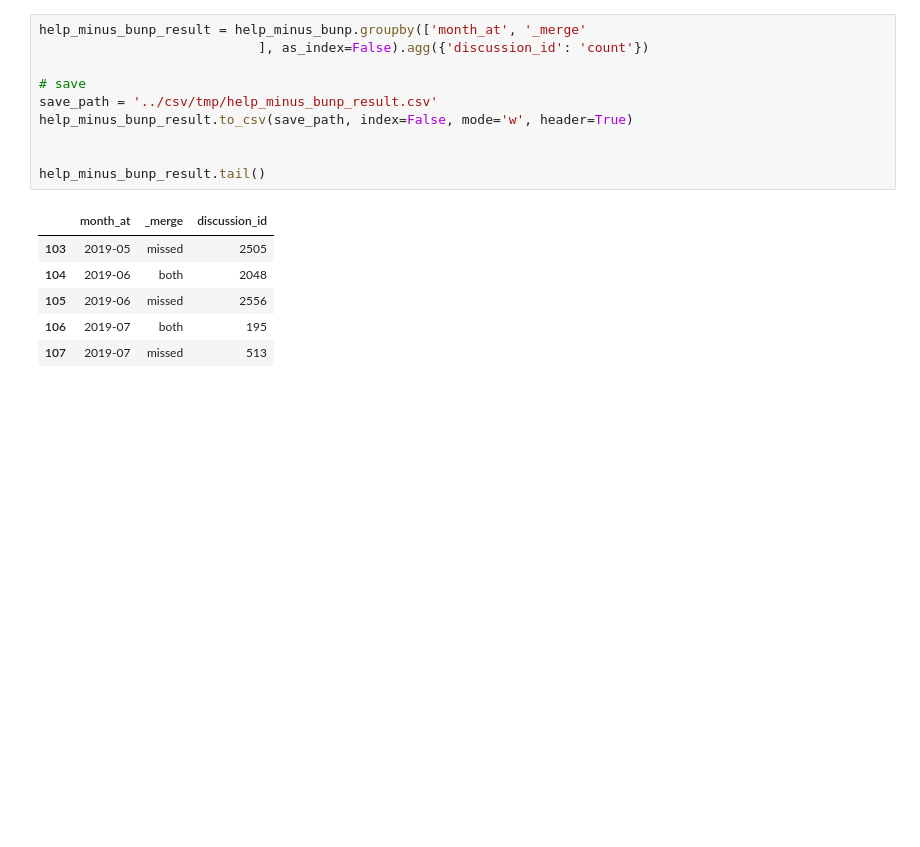
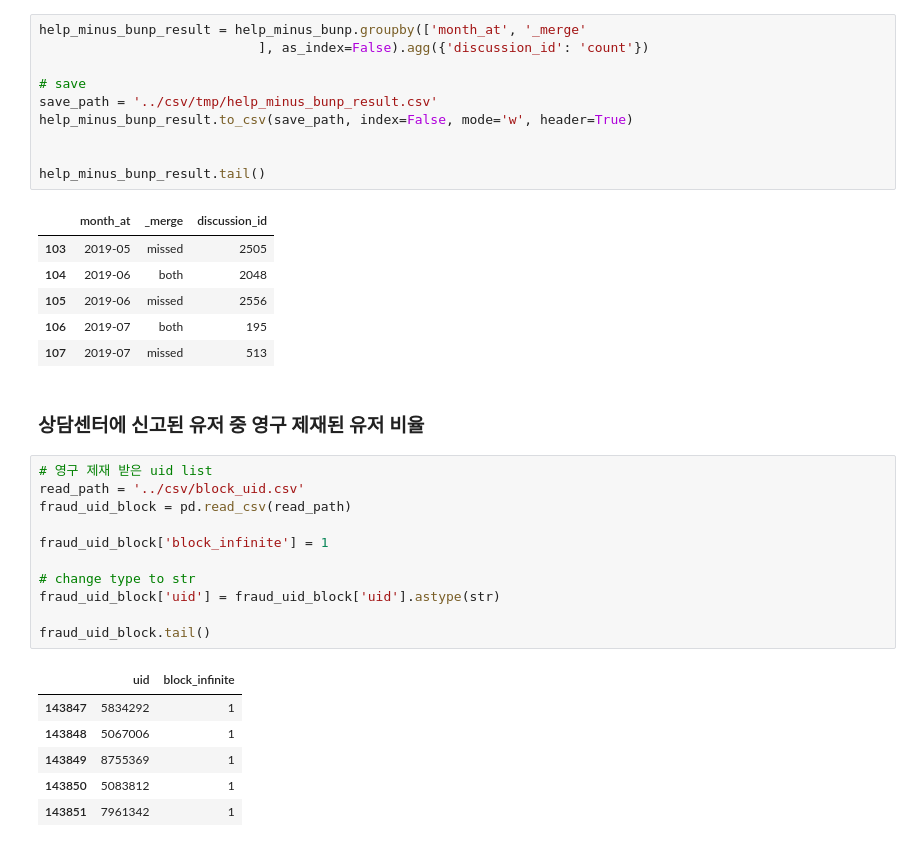
Before and after one commit to kiyoja07/python-bunjang, a Jupyter notebook: data-analysis/jupyter/12.fraud_bunp.ipynb, the cells around one changed output. Drawn from its saved outputs; the diff is of its cells as text; blank space fills up the shorter version.

```diff
--- a/data-analysis/jupyter/11.fraud_bunp.ipynb
+++ b/data-analysis/jupyter/12.fraud_bunp.ipynb
@@ -192,3 +202,23 @@ help_minus_bunp_result.tail()
 | 105 | 2019-06 | missed | 2556 |
 | 106 | 2019-07 | both | 195 |
 | 107 | 2019-07 | missed | 513 |
+# %% [markdown]
+### 상담센터에 신고된 유저 중 영구 제재된 유저 비율
+# %%
+# 영구 제재 받은 uid list
+read_path = '../csv/block_uid.csv'
+fraud_uid_block = pd.read_csv(read_path)
+
+fraud_uid_block['block_infinite'] = 1
+
+# change type to str
+fraud_uid_block['uid'] = fraud_uid_block['uid'].astype(str)
+
+fraud_uid_block.tail()
+# %% [output]
+|  | uid | block_infinite |
+| 143847 | 5834292 | 1 |
+| 143848 | 5067006 | 1 |
+| 143849 | 8755369 | 1 |
+| 143850 | 5083812 | 1 |
+| 143851 | 7961342 | 1 |
```
Also changed, not shown: parts of 9 cells of this notebook, 8 other files.
